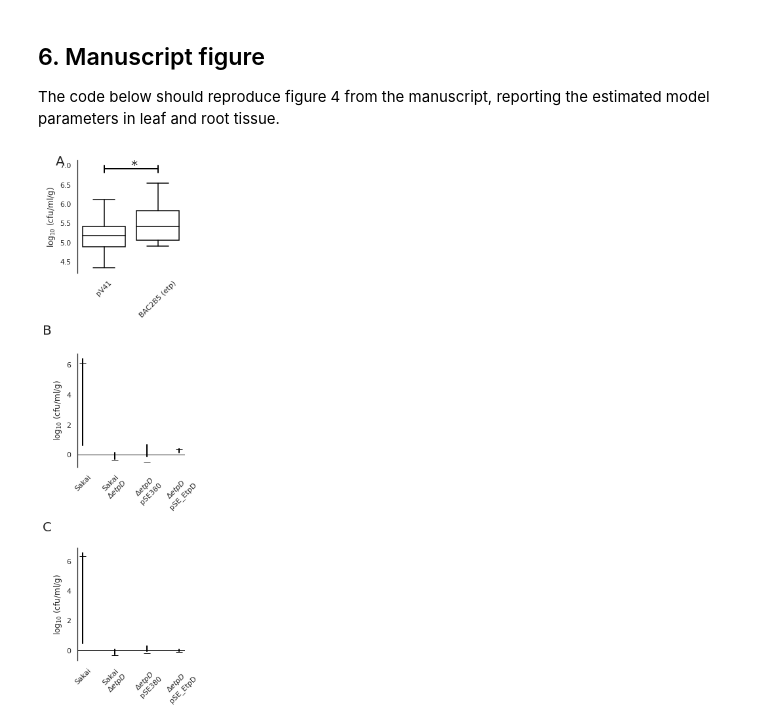
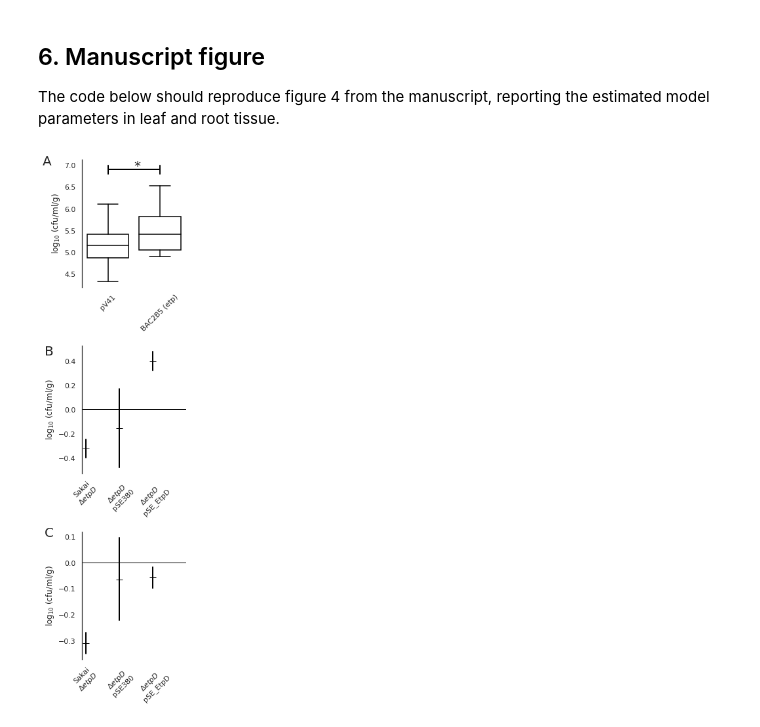
Before and after one commit to widdowquinn/SI_Holmes_etal_2017, a Jupyter notebook: notebooks/04-etpD.ipynb, the cells around one changed output. Cells and saved outputs as stored; diff of their text form; code cells hidden in the pictures.

```diff
--- a/notebooks/04-etpD.ipynb
+++ b/notebooks/04-etpD.ipynb
@@ -535,9 +536,9 @@ def run_fit(df, model, seed=987654321):
                  'y': df['logCFU'],
                  'batch': df['batch']
                 }
-    fit = pystan.stan(model_code=model,
-                      data=data_dict,
-                      iter=5000, seed=seed)
+    model = pystan.StanModel(model_code=model)  # Compile
+    fit = model.sampling(data=data_dict,        # fit
+                         iter=5000, seed=seed)
     return fit
 # %% [markdown]
 ## 4. Model fit<a id="fit"></a>
@@ -699,9 +731,9 @@ plt.rcParams['pdf.fonttype'] = 42
 def extract_fit_vars(fit):
     """Return a pandas dataframe summarising estimated parameters."""
     dfs = []
-    for param in ['a', 'b', 'g', 'd']:
+    for param in ['b', 'g', 'd']:
         df = tools.extract_fit_variable_summary(fit, param)
-        df.columns=['2.5pc', '25pc', '75pc', '97.5pc', 'mean', 'median', 'sem']
+        df.columns=["mean", "sem", "median", "2.5pc", "97.5pc", "25pc", "75pc"]
         df.index=[param]
         dfs.append(df)
     return pd.concat(dfs)
@@ -723,7 +755,8 @@ def plot_params(df, ax):
     ax.set_xticks([0, 1, 2, 3])
     ax.axhline(color='k', lw=1)
     ax.set_ylabel('logCFU')
-    ax.set_xticklabels(['Sakai', 'Sakai\n$\Delta etpD$', '$\Delta etpD$\npSE380', '$\Delta etpD$\npSE_EtpD'])
+    ax.set_xticklabels(['Sakai\n$\Delta etpD$', '$\Delta etpD$\npSE380', '$\Delta etpD$\npSE_EtpD'])
+
 
 # Set default seaborn style (plain, black and white)
 sns.set_style("white")
@@ -738,7 +771,6 @@ root_ax = fig.add_subplot(3, 1, 3)
 # Render ball-and-stick plots for each fit
 plot_params(extract_fit_vars(root_fit), root_ax)
 plot_params(extract_fit_vars(leaf_fit), leaf_ax)
-
 
 # Plot part 3A: pV41 and BAC2B5 results
 bacdata = pd.read_csv(os.path.join('..', 'data', 'etpD', 'pV41_BAC2B5.csv'))            # load data
@@ -749,34 +781,34 @@ sns.boxplot(x='variable', y='logCFU', data=bacdata,              # plot boxplot
             color="#ffffff", ax=bac_ax)
 bac_ax.plot([0, 1], [6.9, 6.9], linewidth=2, color='#000000')    # plot asterisk and bar
 bac_ax.plot([0, 0], [6.8, 7.0], linewidth=2, color='#000000')
 bac_ax.plot([1, 1], [6.8, 7.0], linewidth=2, color='#000000')
 bac_ax.text(0.5, 6.9, '*', fontsize=20)
 bac_ax.set_xlabel('')                                            # remove x-axis label
 for idx, artist in enumerate(bac_ax.artists):                    # make boxplot lines black
     artist.set_edgecolor('#000000')
     for jdx in range(idx * 6, idx * 6 + 6):
         line = bac_ax.lines[jdx]
         line.set_color('#000000')
         line.set_mfc('#000000')
         line.set_mec('#000000')
 
 # Add subplot labels
-bac_ax.text(-0.9, 7, 'A', fontsize=20)
-leaf_ax.text(-1.25, 8, 'B', fontsize=20)
-root_ax.text(-1.25, 8, 'C', fontsize=20)
+bac_ax.text(-1.25, 7, 'A', fontsize=20)
+leaf_ax.text(-1.25, 0.45, 'B', fontsize=20)
+root_ax.text(-1.25, 0.1, 'C', fontsize=20)
 
 # Relabel y-axes and rotate x-ticks
 for ax in (bac_ax, leaf_ax, root_ax):
     ax.set_ylabel("$\log_{10}$ (cfu/ml/g)")
     for lbl in ax.get_xticklabels():
         lbl.set_rotation(45)
 
 # Modify margins
 plt.subplots_adjust(left=0, right=0.9, top=0.8, bottom=0.2)
 plt.tight_layout()
 
 # Save figure in useful formats (.tif is not available)
 plt.savefig('figure4.png', dpi=600)
 plt.savefig('figure4.pdf');
 # %% [output]
-[figure, old version]
+[figure, new version]
```
Also changed, not shown: parts of 19 cells of this notebook, 6 other files.
